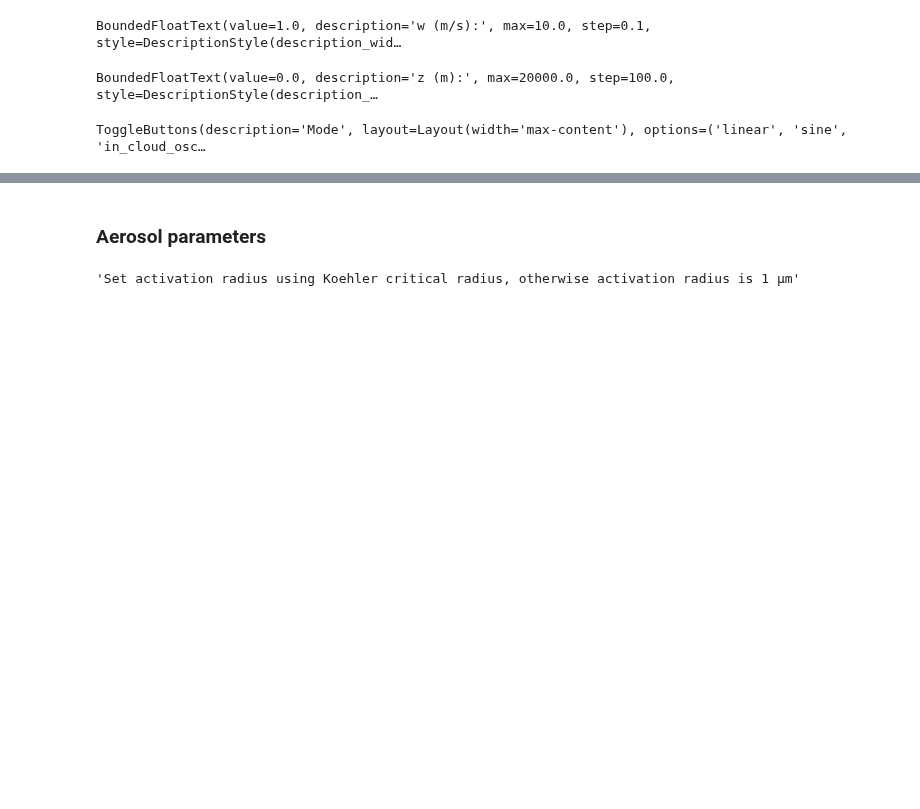
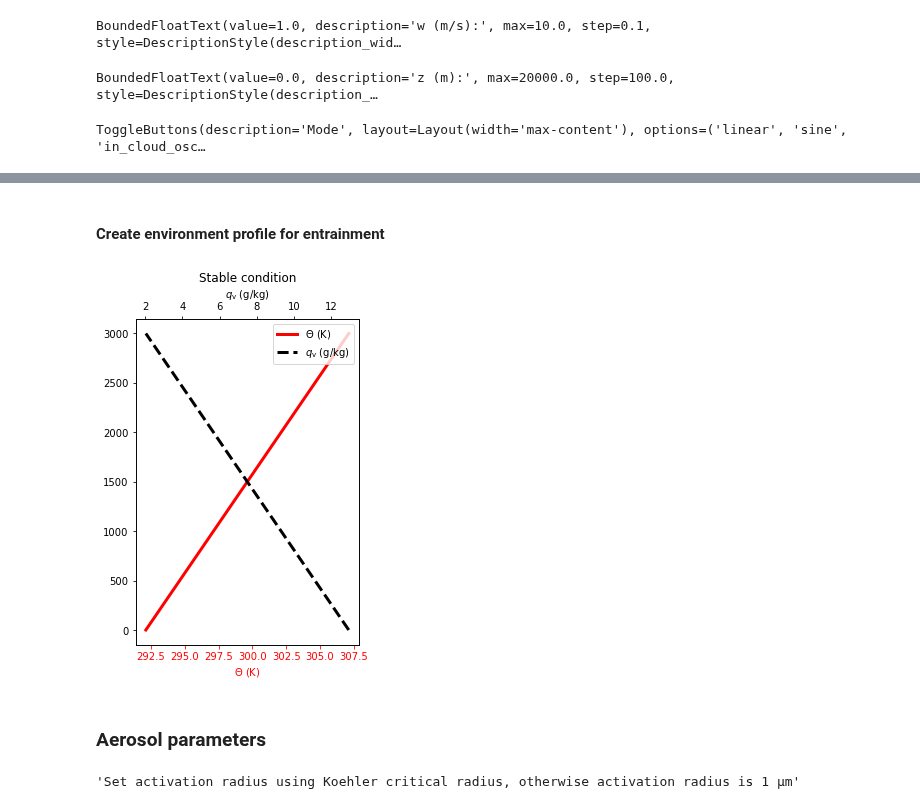
Before and after one commit to jslim93/PyLCM_edu, a Jupyter notebook: PyLCM_edu.ipynb, the cells around one changed output, grey strips where cells are left out. Drawn from its saved outputs; the diff is of its cells as text; code cells hidden in the pictures; blank space fills up the shorter version.

```diff
--- a/PyLCM_edu.ipynb
+++ b/PyLCM_edu.ipynb
@@ -47,3 +58,10 @@ ToggleButtons(description='Mode', layout=Layout(width='max-content'), options=('
+# %% [markdown]
+#### Create environment profile for entrainment
+# %%
+qv_init    = RH_widget.value * esatw( T_widget.value ) / ( P_widget.value - RH_widget.value * esatw( T_widget.value ) ) * r_a / rv
+qv_profiles, theta_profiles, z_env = create_env_profiles(T_widget.value, qv_init, z_widget.value,P_widget.value, stability_widget.value)
+# %% [output]
+[figure, added]
 # %% [markdown]
 ### Aerosol parameters
 # %%
```
Also changed, not shown: parts of 9 cells of this notebook, 9 other files.
